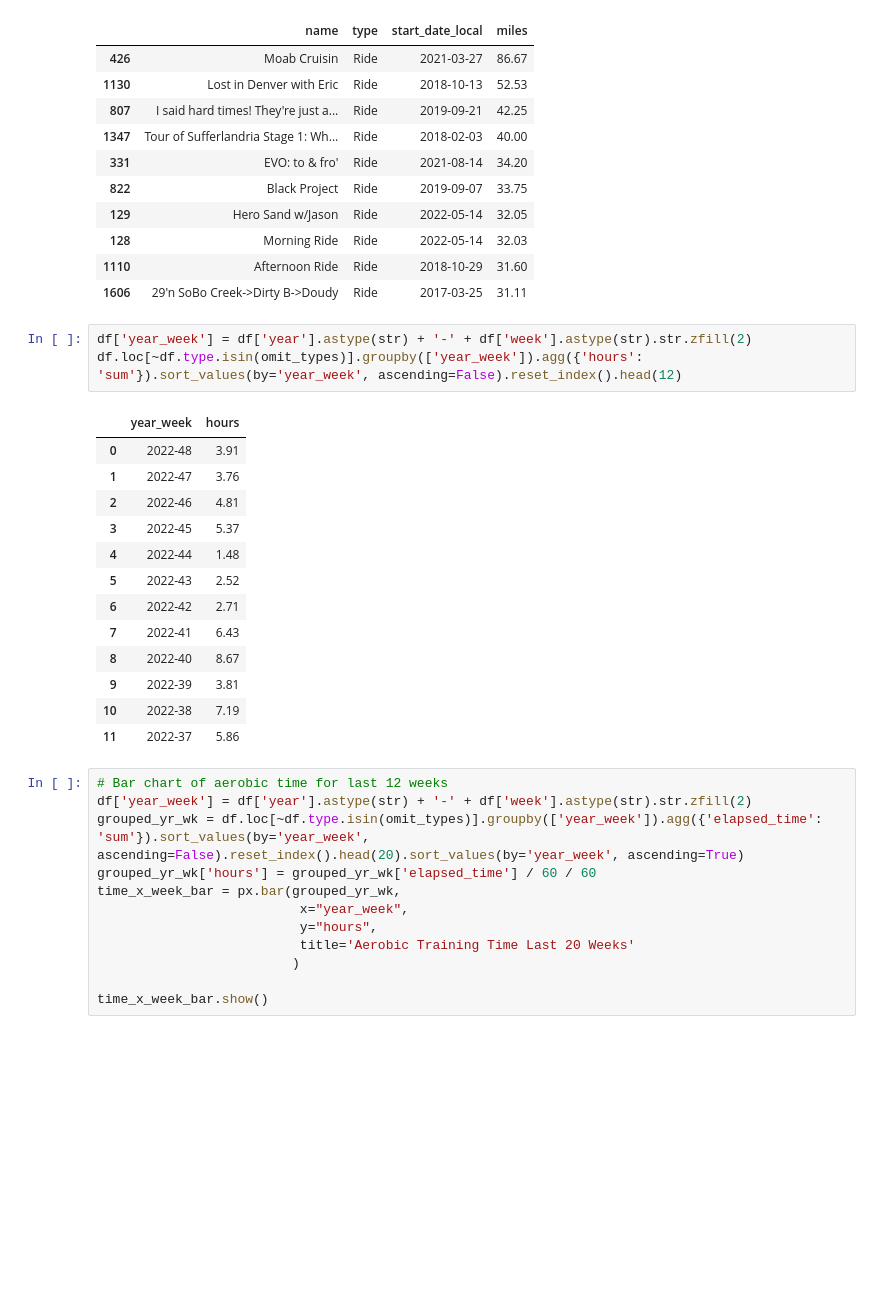
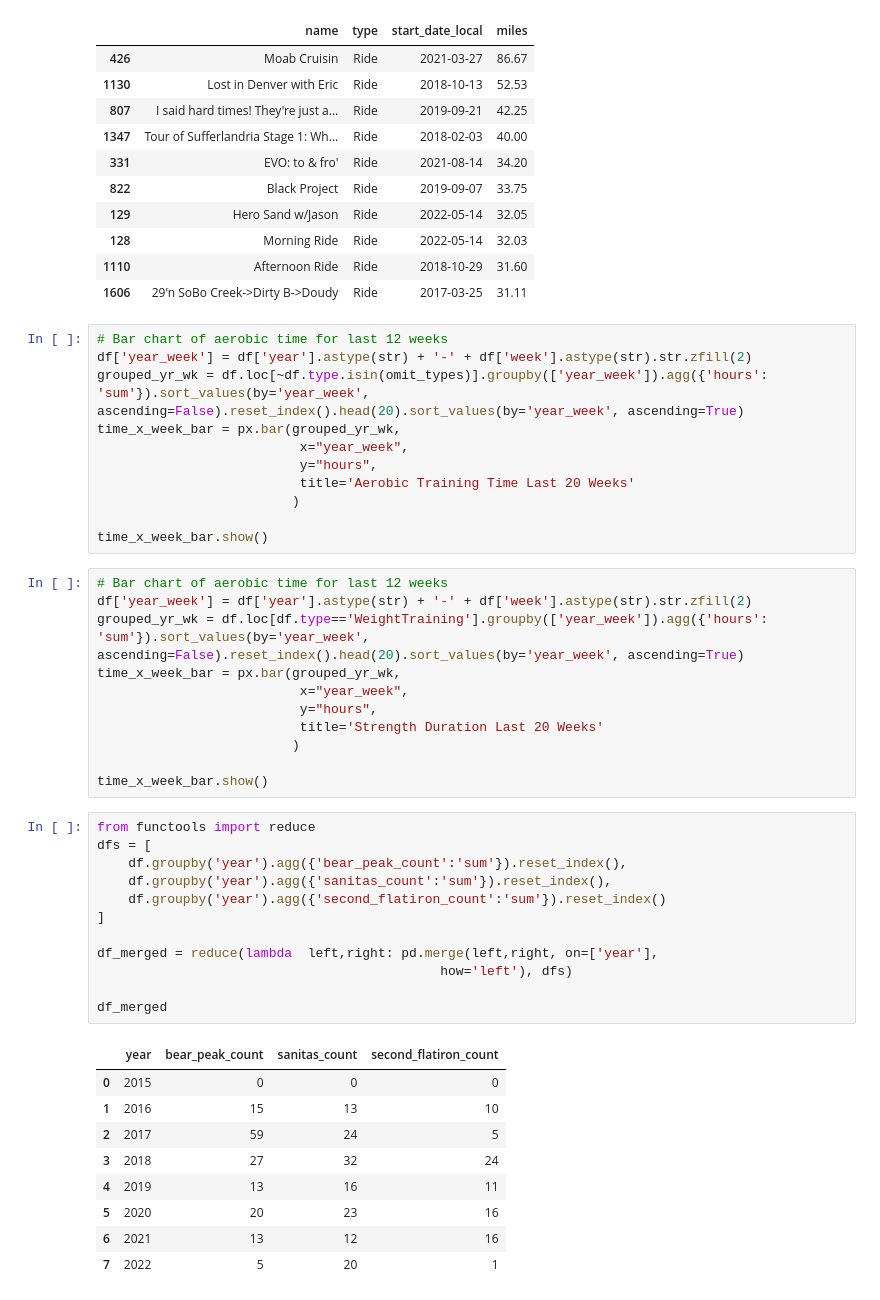
Before and after one commit to joseph-cavarretta/projects, a Jupyter notebook: strava_analytics_app/src/strava_dash.ipynb, the cells around one changed output. Drawn from its saved outputs; the diff is of its cells as text; blank space fills up the shorter version.

Commit message:
started finalizing charts to their own file

```diff
--- a/strava_analytics_app/src/strava_dash.ipynb
+++ b/strava_analytics_app/src/strava_dash.ipynb
@@ -56,31 +57,46 @@ df.loc[df.type=='Ride', cols].sort_values(by='miles', ascending=False).head(10)
 | 1110 | Afternoon Ride | Ride | 2018-10-29 | 31.60 |
 | 1606 | 29'n SoBo Creek->Dirty B->Doudy | Ride | 2017-03-25 | 31.11 |
 # %%
+# Bar chart of aerobic time for last 12 weeks
 df['year_week'] = df['year'].astype(str) + '-' + df['week'].astype(str).str.zfill(2)
-df.loc[~df.type.isin(omit_types)].groupby(['year_week']).agg({'hours': 'sum'}).sort_values(by='year_week', ascending=False).reset_index().head(12)
+grouped_yr_wk = df.loc[~df.type.isin(omit_types)].groupby(['year_week']).agg({'hours': 'sum'}).sort_values(by='year_week', ascending=False).reset_index().head(20).sort_values(by='year_week', ascending=True)
+time_x_week_bar = px.bar(grouped_yr_wk,
+                          x="year_week",
+                          y="hours",
+                          title='Aerobic Training Time Last 20 Weeks'
+                         )
+
+time_x_week_bar.show()
-# %% [output]
-|  | year_week | hours |
-| 0 | 2022-48 | 3.91 |
-| 1 | 2022-47 | 3.76 |
-| 2 | 2022-46 | 4.81 |
-| 3 | 2022-45 | 5.37 |
-| 4 | 2022-44 | 1.48 |
-| 5 | 2022-43 | 2.52 |
-| 6 | 2022-42 | 2.71 |
-| 7 | 2022-41 | 6.43 |
-| 8 | 2022-40 | 8.67 |
-| 9 | 2022-39 | 3.81 |
-| 10 | 2022-38 | 7.19 |
-| 11 | 2022-37 | 5.86 |
 # %%
 # Bar chart of aerobic time for last 12 weeks
 df['year_week'] = df['year'].astype(str) + '-' + df['week'].astype(str).str.zfill(2)
-grouped_yr_wk = df.loc[~df.type.isin(omit_types)].groupby(['year_week']).agg({'elapsed_time': 'sum'}).sort_values(by='year_week', ascending=False).reset_index().head(20).sort_values(by='year_week', ascending=True)
-grouped_yr_wk['hours'] = grouped_yr_wk['elapsed_time'] / 60 / 60
+grouped_yr_wk = df.loc[df.type=='WeightTraining'].groupby(['year_week']).agg({'hours': 'sum'}).sort_values(by='year_week', ascending=False).reset_index().head(20).sort_values(by='year_week', ascending=True)
 time_x_week_bar = px.bar(grouped_yr_wk,
                           x="year_week",
                           y="hours",
-                          title='Aerobic Training Time Last 20 Weeks'
+                          title='Strength Duration Last 20 Weeks'
                          )
 
 time_x_week_bar.show()
+# %%
+from functools import reduce
+dfs = [
+    df.groupby('year').agg({'bear_peak_count':'sum'}).reset_index(),
+    df.groupby('year').agg({'sanitas_count':'sum'}).reset_index(),
+    df.groupby('year').agg({'second_flatiron_count':'sum'}).reset_index()
+]
+
+df_merged = reduce(lambda  left,right: pd.merge(left,right, on=['year'],
+                                            how='left'), dfs)
+
+df_merged
+# %% [output]
+|  | year | bear_peak_count | sanitas_count | second_flatiron_count |
+| 0 | 2015 | 0 | 0 | 0 |
+| 1 | 2016 | 15 | 13 | 10 |
+| 2 | 2017 | 59 | 24 | 5 |
+| 3 | 2018 | 27 | 32 | 24 |
+| 4 | 2019 | 13 | 16 | 11 |
+| 5 | 2020 | 20 | 23 | 16 |
+| 6 | 2021 | 13 | 12 | 16 |
+| 7 | 2022 | 5 | 20 | 1 |
```
Also changed, not shown: parts of 12 cells of this notebook, 3 other files.
